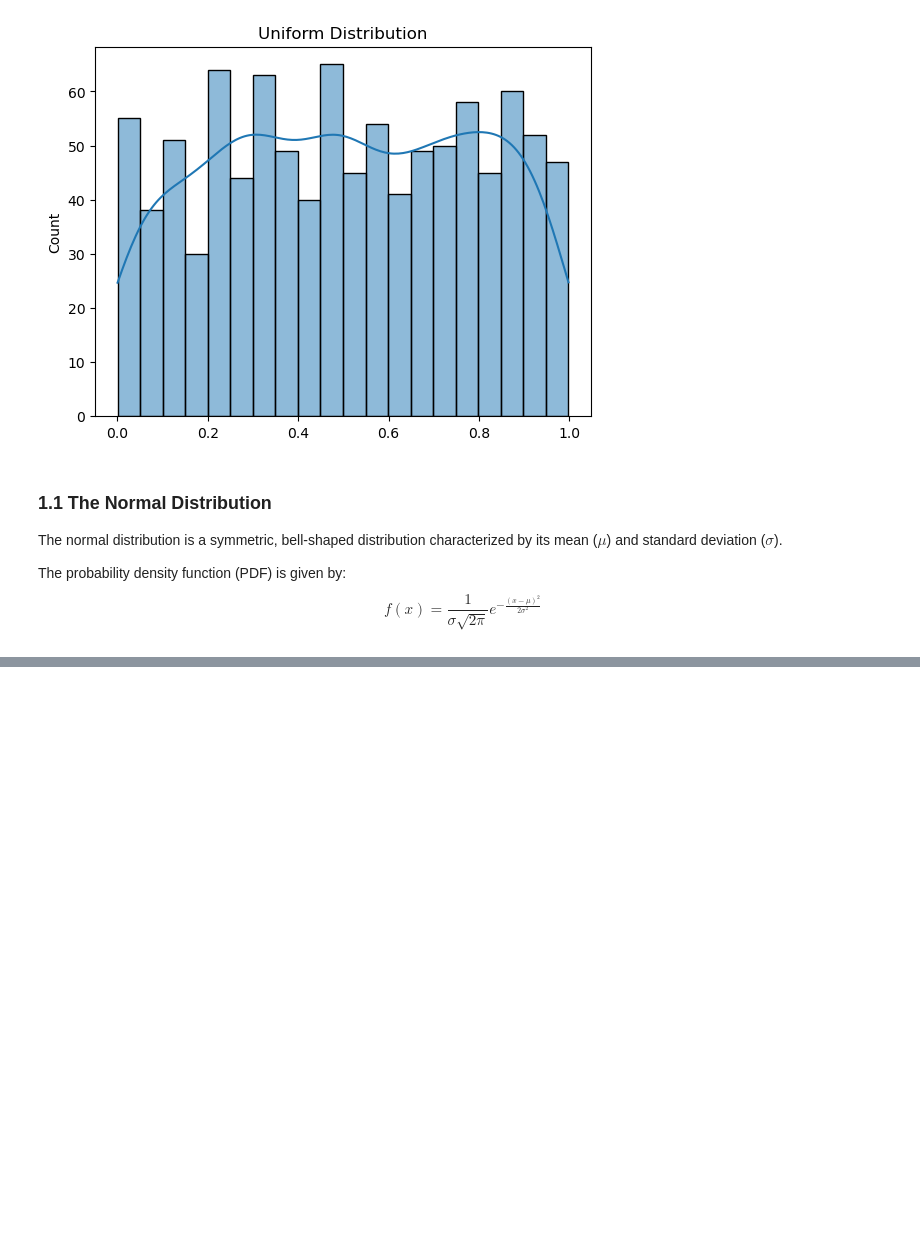
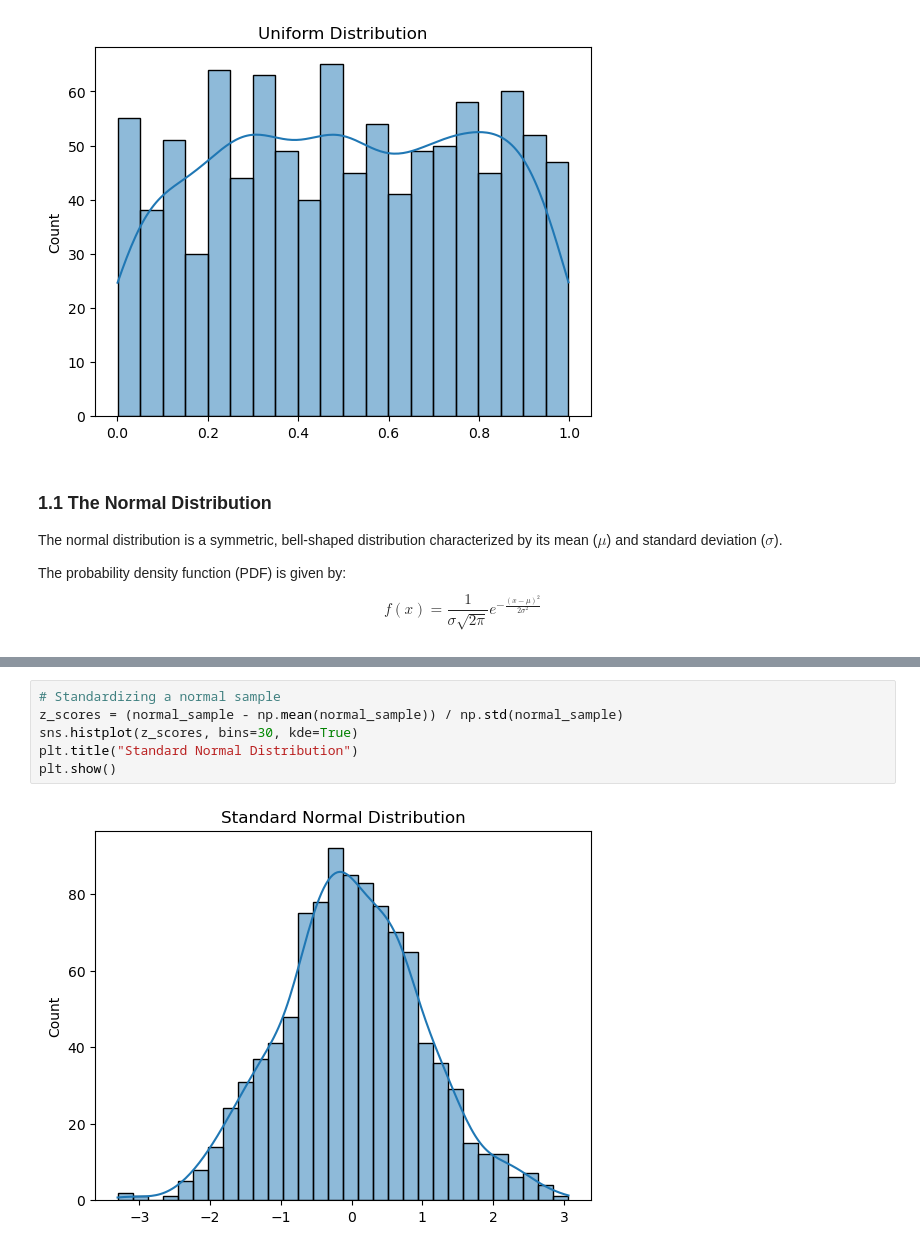
Before and after one commit to H0wl3r2001/DataScientist_Statistics, a Jupyter notebook: InferentialStatisticsFundamentals.ipynb, the cells around one changed output, grey strips where cells are left out. Saved outputs shown, nothing was run; the diff lists cells and outputs as text; blank space fills up the shorter version.

```diff
--- a/InferentialStatisticsFundamentals.ipynb
+++ b/InferentialStatisticsFundamentals.ipynb
@@ -39,0 +57,8 @@ $$
+# %%
+# Standardizing a normal sample
+z_scores = (normal_sample - np.mean(normal_sample)) / np.std(normal_sample)
+sns.histplot(z_scores, bins=30, kde=True)
+plt.title("Standard Normal Distribution")
+plt.show()
+# %% [output]
+[figure, added]
```
Also changed, not shown: parts of 2 cells of this notebook.
